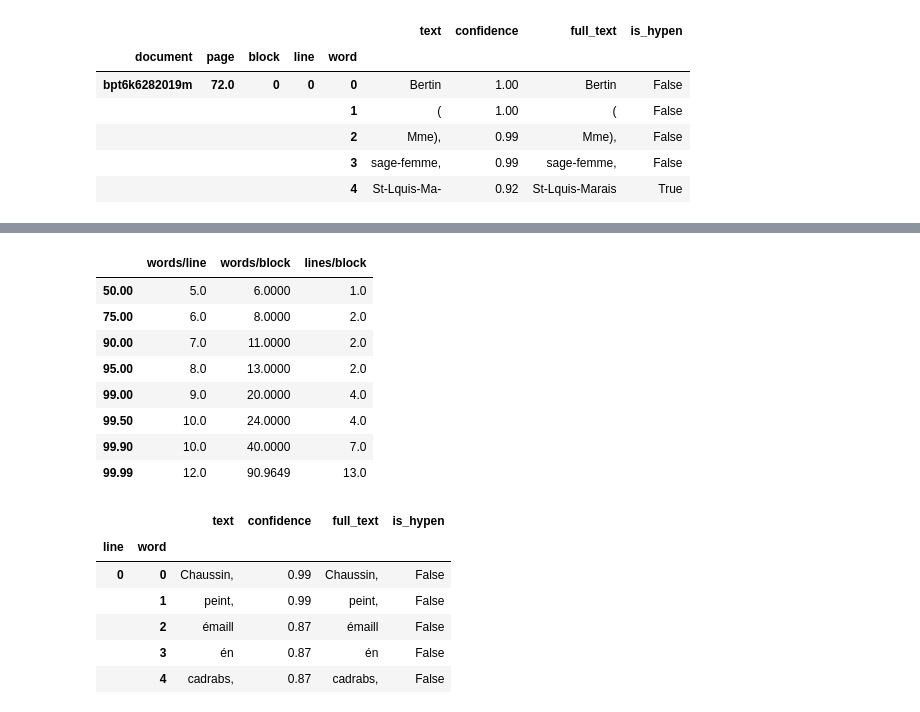
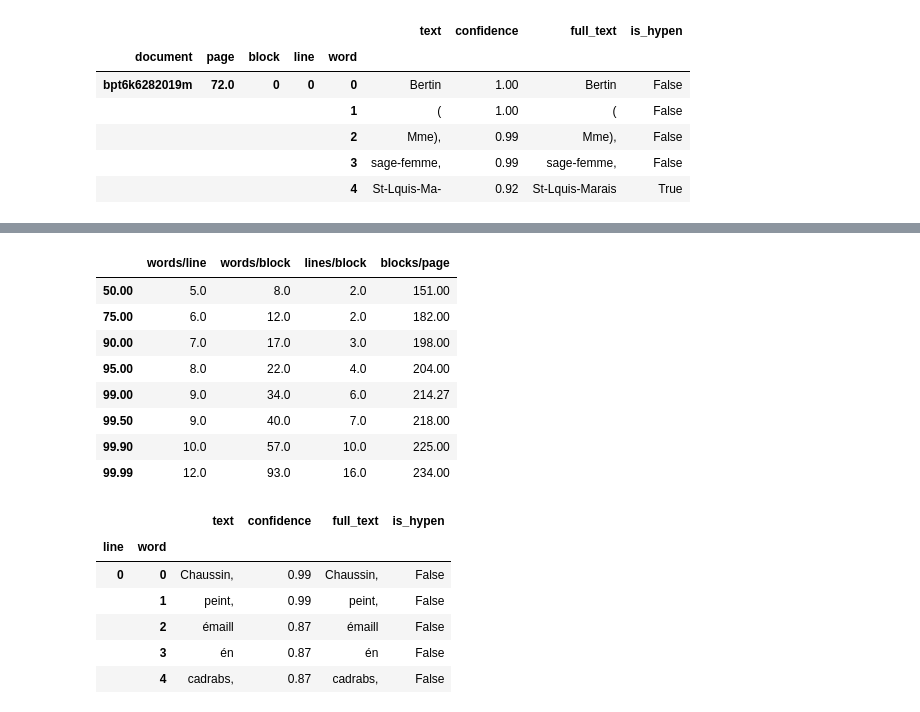
Before and after one commit to adescombes/Richelieu, a Jupyter notebook: Gallica OCR confidence stats.ipynb, the cells around one changed output, grey strips where cells are left out. Cells and saved outputs as stored; diff of their text form; code cells hidden in the pictures.

```diff
--- a/Gallica OCR confidence stats.ipynb
+++ b/Gallica OCR confidence stats.ipynb
@@ -9,5 +10,5 @@ import matplotlib.pyplot as plt
 # %%
-ocr_files = glob('ocr_alto/*.json')
+ocr_files = glob('data/ocr_alto/*.json')
 # %%
 df_rep = pd.read_excel('repertoires.xlsx')
 df_rep.dropna(subset=['nom_court'], inplace=True)
@@ -28,3 +31,35 @@ df_rep.head()
+# %%
+df = pd.DataFrame(columns = ['text', 'confidence', 'full_text', 'is_hyphen', 'document', 'page', 'block', 'line', 'word'])
+
+for idx_document, ocr_file in tqdm(enumerate(ocr_files[:10])):
+    doc_id = ocr_file.split('\\')[-1].split('_')[0]
+    vue_debut = int(df_rep.loc[doc_id]['vue_debut'])
+    with open(ocr_file, 'r', encoding='utf-8') as infile:
+        data = json.load(infile)
+    for idx_page, page in tqdm(enumerate(data), leave=False):
+        for idx_block, block in enumerate(page):
+            for idx_line, line in enumerate(block):
+                for idx_word, word in enumerate(line):
+                    word['document'] = doc_id
+                    word['page'] =  vue_debut + idx_page
+                    word['block'] = idx_block
+                    word['line'] = idx_line
+                    word['word'] = idx_word
+                    full_text = word['text']
+                    is_hypen = False
+                    if 'full_text' in word:
+                        full_text = word['full_text']
+                        is_hypen = True
+                    df.append({'text' : word['text'],
+                               'confidence': word['confidence'],
+                               'full_text': full_text,
+                               'is_hyphen': True,
+                               'document' : doc_id,
+                               'page' : vue_debut + idx_page,
+                               'block' : idx_block,
+                               'line': idx_line,
+                               'word': idx_word
+                              }, ignore_index=True)
 # %%
 rows = []
 for idx_document, ocr_file in tqdm(enumerate(ocr_files[:10])):
@@ -81,3 +116,4 @@ mean_per_doc = df.groupby(level=[0])['confidence'].mean()
 words_per_line = df.groupby(level=[0,1,2,3]).size()
 words_per_block = df.groupby(level=[0,1,2]).size()
 lines_per_block = df.reset_index(level=[3, 4]).groupby(level=[0,1,2])['line'].nunique()
+block_per_page = df.reset_index(level=[2, 3, 4]).groupby(level=[0,1])['block'].nunique()
@@ -97,18 +154,18 @@ pd.DataFrame(
 # %%
 pd.DataFrame(
     np.vstack([np.percentile(x, [50, 75, 90, 95, 99, 99.5, 99.9, 99.99])
-               for x in [words_per_line, words_per_block, lines_per_block]])
-    ,columns=[50, 75, 90, 95, 99, 99.5, 99.9, 99.99]).T.rename(columns=dict(enumerate(['words/line', 'words/block', 'lines/block'])))
+               for x in [words_per_line, words_per_block, lines_per_block, block_per_page]])
+    ,columns=[50, 75, 90, 95, 99, 99.5, 99.9, 99.99]).T.rename(columns=dict(enumerate(['words/line', 'words/block', 'lines/block', 'blocks/page'])))
 # %% [output]
-|  | words/line | words/block | lines/block |
-| 50.00 | 5.0 | 6.0000 | 1.0 |
-| 75.00 | 6.0 | 8.0000 | 2.0 |
-| 90.00 | 7.0 | 11.0000 | 2.0 |
-| 95.00 | 8.0 | 13.0000 | 2.0 |
-| 99.00 | 9.0 | 20.0000 | 4.0 |
-| 99.50 | 10.0 | 24.0000 | 4.0 |
-| 99.90 | 10.0 | 40.0000 | 7.0 |
-| 99.99 | 12.0 | 90.9649 | 13.0 |
+|  | words/line | words/block | lines/block | blocks/page |
+| 50.00 | 5.0 | 8.0 | 2.0 | 151.00 |
+| 75.00 | 6.0 | 12.0 | 2.0 | 182.00 |
+| 90.00 | 7.0 | 17.0 | 3.0 | 198.00 |
+| 95.00 | 8.0 | 22.0 | 4.0 | 204.00 |
+| 99.00 | 9.0 | 34.0 | 6.0 | 214.27 |
+| 99.50 | 9.0 | 40.0 | 7.0 | 218.00 |
+| 99.90 | 10.0 | 57.0 | 10.0 | 225.00 |
+| 99.99 | 12.0 | 93.0 | 16.0 | 234.00 |
 # %%
 df.loc[1, 59, 133]
 # %% [output]
```
Also changed, not shown: parts of 9 cells of this notebook.
